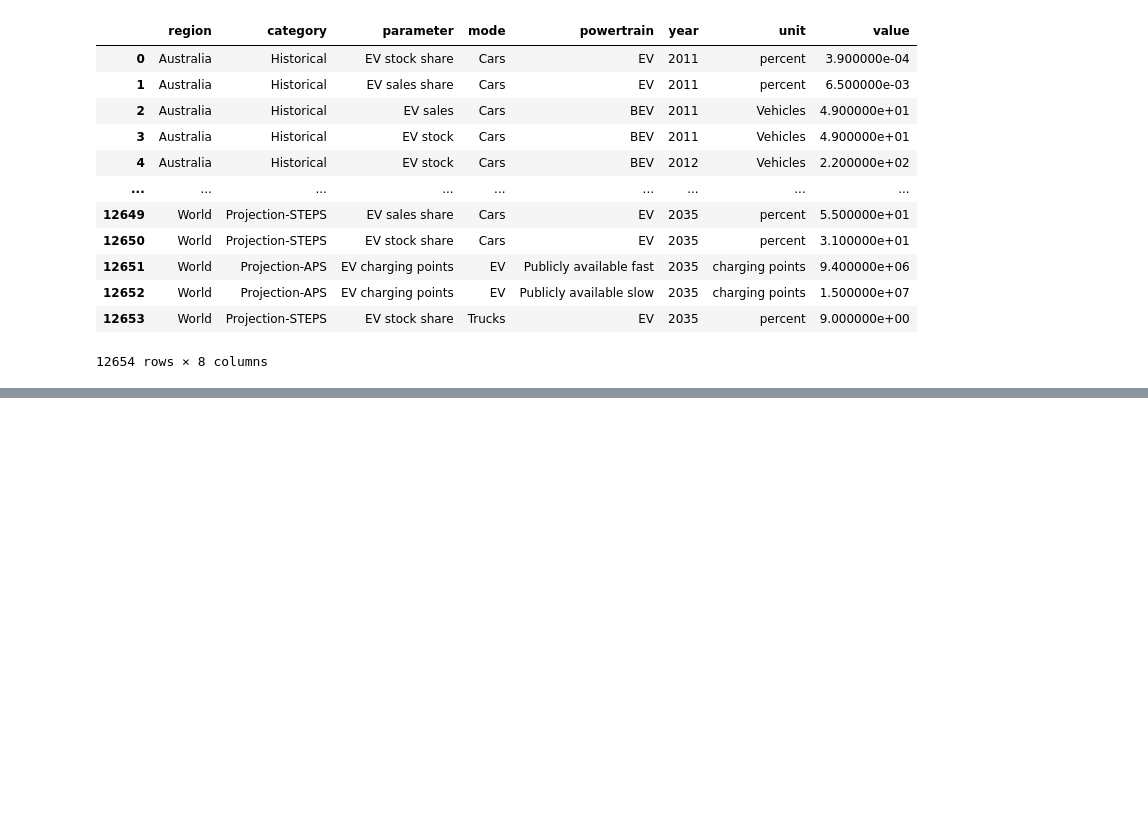
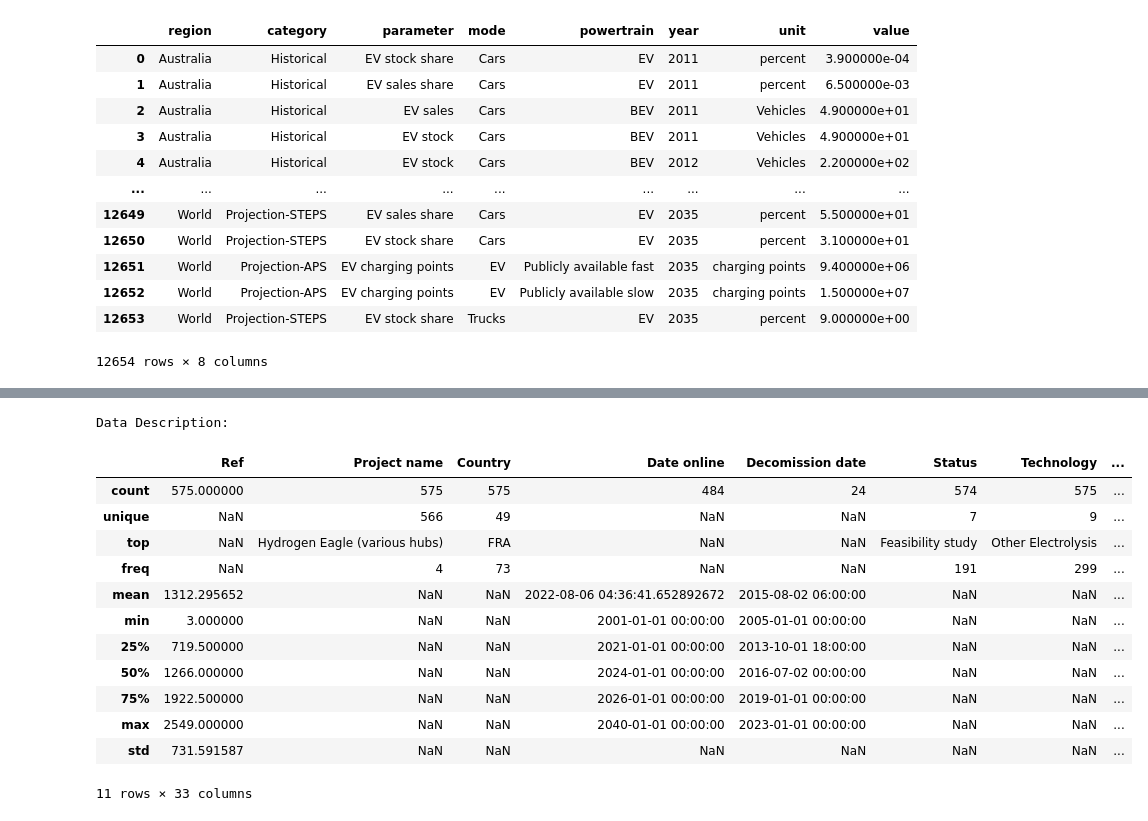
Before and after one commit to ankitp437949/dataScienceConsultantProject, a Jupyter notebook: DSFC.ipynb, the cells around one changed output, grey strips where cells are left out. Cells and saved outputs as stored; diff of their text form; code cells hidden in the pictures; blank space fills up the shorter version.

```diff
--- a/DSFC.ipynb
+++ b/DSFC.ipynb
@@ -39,0 +164,18 @@ mobility
+# %%
+print("\nData Description:")
+mobility.describe(include='all')
+# %% [output]
+Data Description:
+|  | Ref | Project name | Country | Date online | Decomission date | Status | Technology | ... |
+| count | 575.000000 | 575 | 575 | 484 | 24 | 574 | 575 | ... |
+| unique | NaN | 566 | 49 | NaN | NaN | 7 | 9 | ... |
+| top | NaN | Hydrogen Eagle (various hubs) | FRA | NaN | NaN | Feasibility study | Other Electrolysis | ... |
+| freq | NaN | 4 | 73 | NaN | NaN | 191 | 299 | ... |
+| mean | 1312.295652 | NaN | NaN | 2022-08-06 04:36:41.652892672 | 2015-08-02 06:00:00 | NaN | NaN | ... |
+| min | 3.000000 | NaN | NaN | 2001-01-01 00:00:00 | 2005-01-01 00:00:00 | NaN | NaN | ... |
+| 25% | 719.500000 | NaN | NaN | 2021-01-01 00:00:00 | 2013-10-01 18:00:00 | NaN | NaN | ... |
+| 50% | 1266.000000 | NaN | NaN | 2024-01-01 00:00:00 | 2016-07-02 00:00:00 | NaN | NaN | ... |
+| 75% | 1922.500000 | NaN | NaN | 2026-01-01 00:00:00 | 2019-01-01 00:00:00 | NaN | NaN | ... |
+| max | 2549.000000 | NaN | NaN | 2040-01-01 00:00:00 | 2023-01-01 00:00:00 | NaN | NaN | ... |
+| std | 731.591587 | NaN | NaN | NaN | NaN | NaN | NaN | ... |
+11 rows × 33 columns
```
Also changed, not shown: parts of 16 cells of this notebook, 2 other files.
